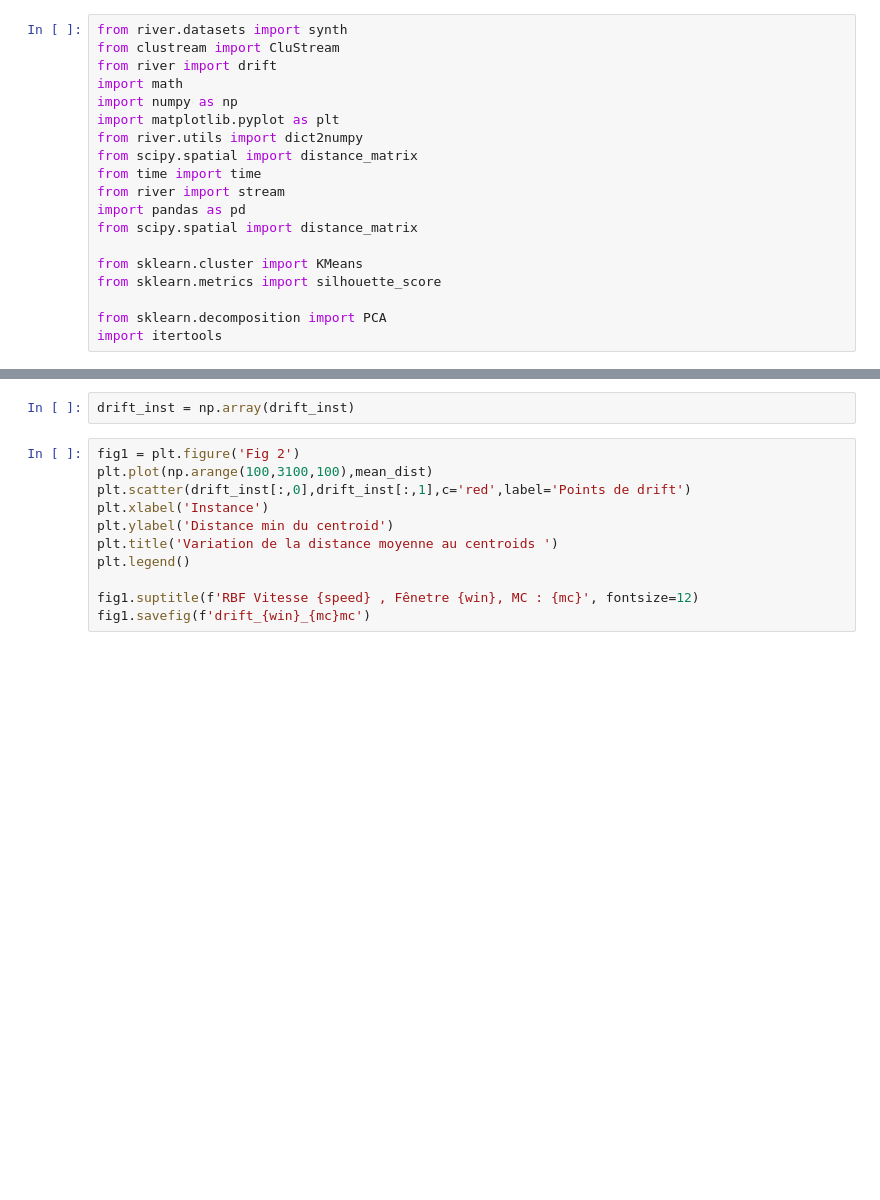
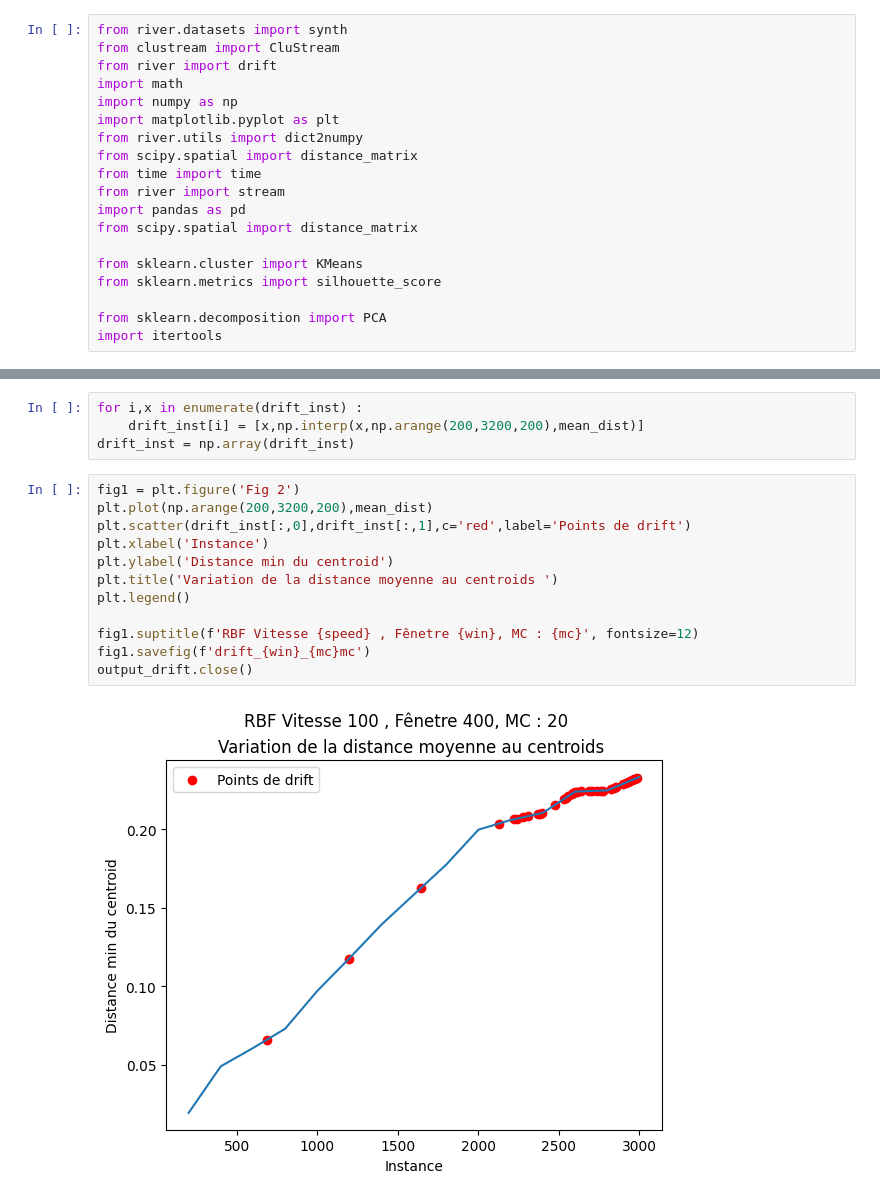
Before and after one commit to Dead8Pixel/ConceptDriftClustering, a Jupyter notebook: test.ipynb, the cells around one changed output, grey strips where cells are left out. Cells and saved outputs as stored; diff of their text form; blank space fills up the shorter version.

```diff
--- a/test.ipynb
+++ b/test.ipynb
@@ -79,13 +107,18 @@ fig.savefig(f'window_{win}_{mc}mc')
-# %%
-drift_inst = np.array(drift_inst)
+# %%
+for i,x in enumerate(drift_inst) :
+    drift_inst[i] = [x,np.interp(x,np.arange(200,3200,200),mean_dist)]
+drift_inst = np.array(drift_inst)
 # %%
 fig1 = plt.figure('Fig 2')
-plt.plot(np.arange(100,3100,100),mean_dist)
+plt.plot(np.arange(200,3200,200),mean_dist)
 plt.scatter(drift_inst[:,0],drift_inst[:,1],c='red',label='Points de drift')
 plt.xlabel('Instance')
 plt.ylabel('Distance min du centroid')
 plt.title('Variation de la distance moyenne au centroids ')
 plt.legend()
 
 fig1.suptitle(f'RBF Vitesse {speed} , Fênetre {win}, MC : {mc}', fontsize=12)
 fig1.savefig(f'drift_{win}_{mc}mc')
+output_drift.close()
+# %% [output]
+[figure, added]
```
Also changed, not shown: parts of 4 cells of this notebook.
